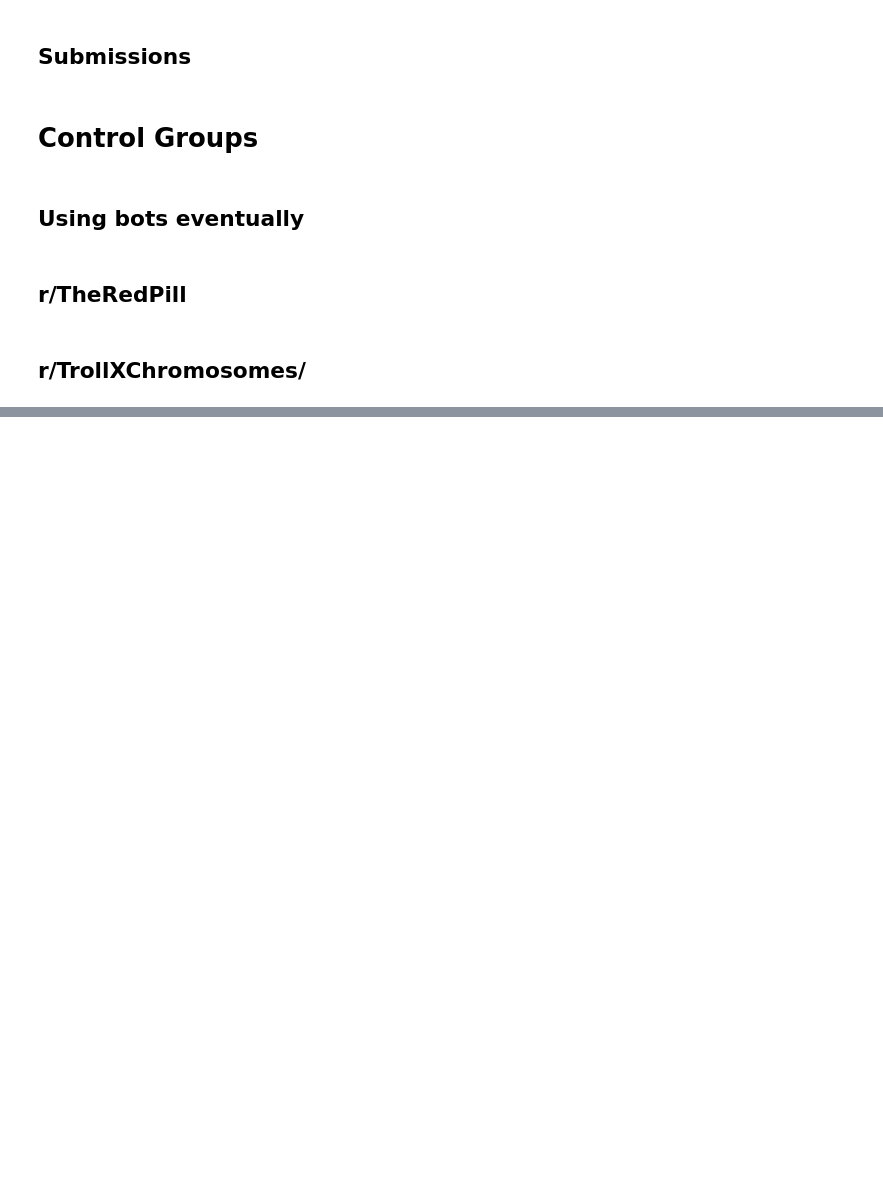
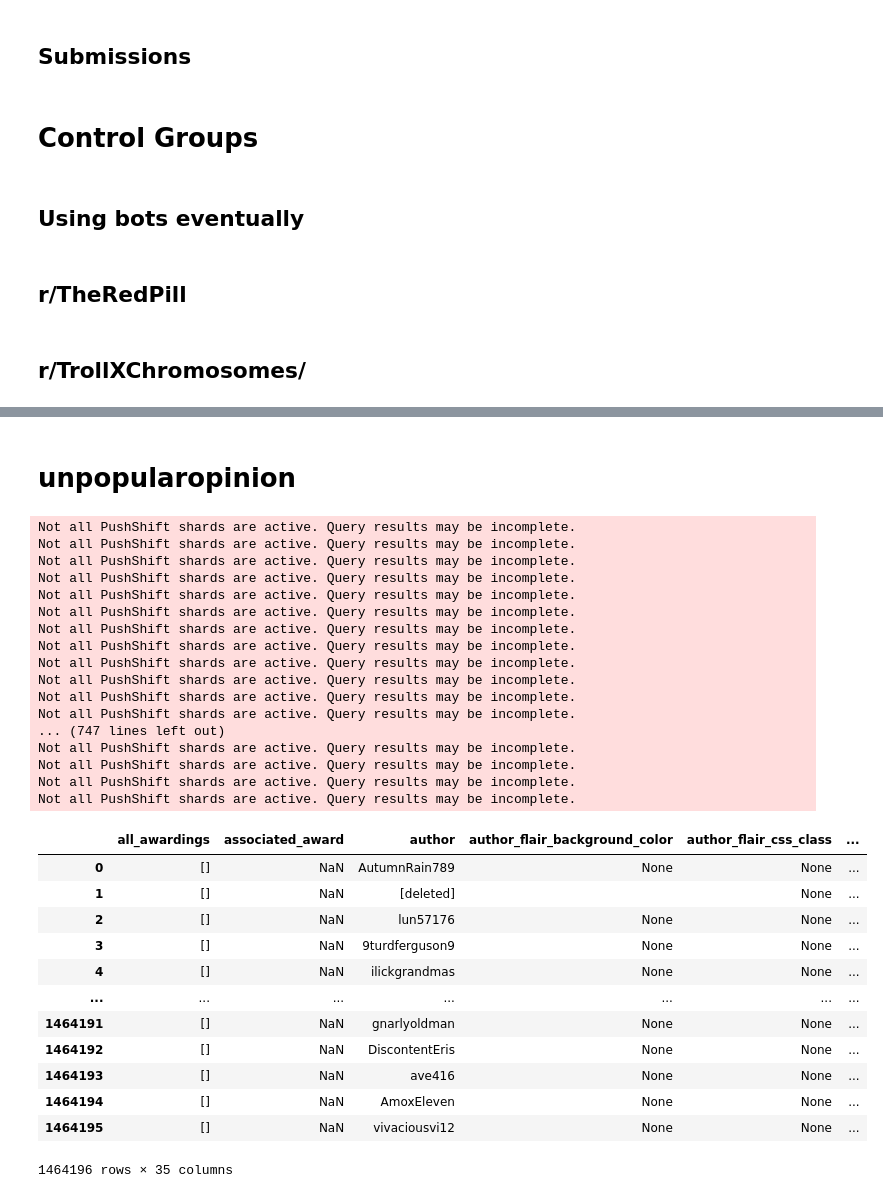
Before and after one commit to anng217/redditbots, a Jupyter notebook: pushshift.ipynb, the cells around one changed output, grey strips where cells are left out. Drawn from its saved outputs; the diff is of its cells as text; code cells hidden in the pictures; blank space fills up the shorter version.

```diff
--- a/pushshift.ipynb
+++ b/pushshift.ipynb
@@ -263,0 +330,37 @@ df_res = author_comments(df = fds1, bot_epoch = 1572234835, duration = 30, limit
+# %% [markdown]
+# unpopularopinion
+# %%
+save_dir = "E:/gihub-data/redditbots/control-fds/unpopularopinion.csv"
+subr = 'unpopularopinion'
+fetch_comments(subr = subr, save_dir = save_dir, limit = 1000000000, bot_epoch = 1572234835, duration = 30)
+# %% [output]
+Not all PushShift shards are active. Query results may be incomplete.
+Not all PushShift shards are active. Query results may be incomplete.
+Not all PushShift shards are active. Query results may be incomplete.
+Not all PushShift shards are active. Query results may be incomplete.
+Not all PushShift shards are active. Query results may be incomplete.
+Not all PushShift shards are active. Query results may be incomplete.
+Not all PushShift shards are active. Query results may be incomplete.
+Not all PushShift shards are active. Query results may be incomplete.
+Not all PushShift shards are active. Query results may be incomplete.
+Not all PushShift shards are active. Query results may be incomplete.
+Not all PushShift shards are active. Query results may be incomplete.
+Not all PushShift shards are active. Query results may be incomplete.
+... (747 lines left out)
+Not all PushShift shards are active. Query results may be incomplete.
+Not all PushShift shards are active. Query results may be incomplete.
+Not all PushShift shards are active. Query results may be incomplete.
+Not all PushShift shards are active. Query results may be incomplete.
+|  | all_awardings | associated_award | author | author_flair_background_color | author_flair_css_class | ... |
+| 0 | [] | NaN | AutumnRain789 | None | None | ... |
+| 1 | [] | NaN | [deleted] |  | None | ... |
+| 2 | [] | NaN | lun57176 | None | None | ... |
+| 3 | [] | NaN | 9turdferguson9 | None | None | ... |
+| 4 | [] | NaN | ilickgrandmas | None | None | ... |
+| ... | ... | ... | ... | ... | ... | ... |
+| 1464191 | [] | NaN | gnarlyoldman | None | None | ... |
+| 1464192 | [] | NaN | DiscontentEris | None | None | ... |
+| 1464193 | [] | NaN | ave416 | None | None | ... |
+| 1464194 | [] | NaN | AmoxEleven | None | None | ... |
+| 1464195 | [] | NaN | vivaciousvi12 | None | None | ... |
+1464196 rows × 35 columns
```
Also changed, not shown: parts of 14 cells of this notebook, 1 other file.
